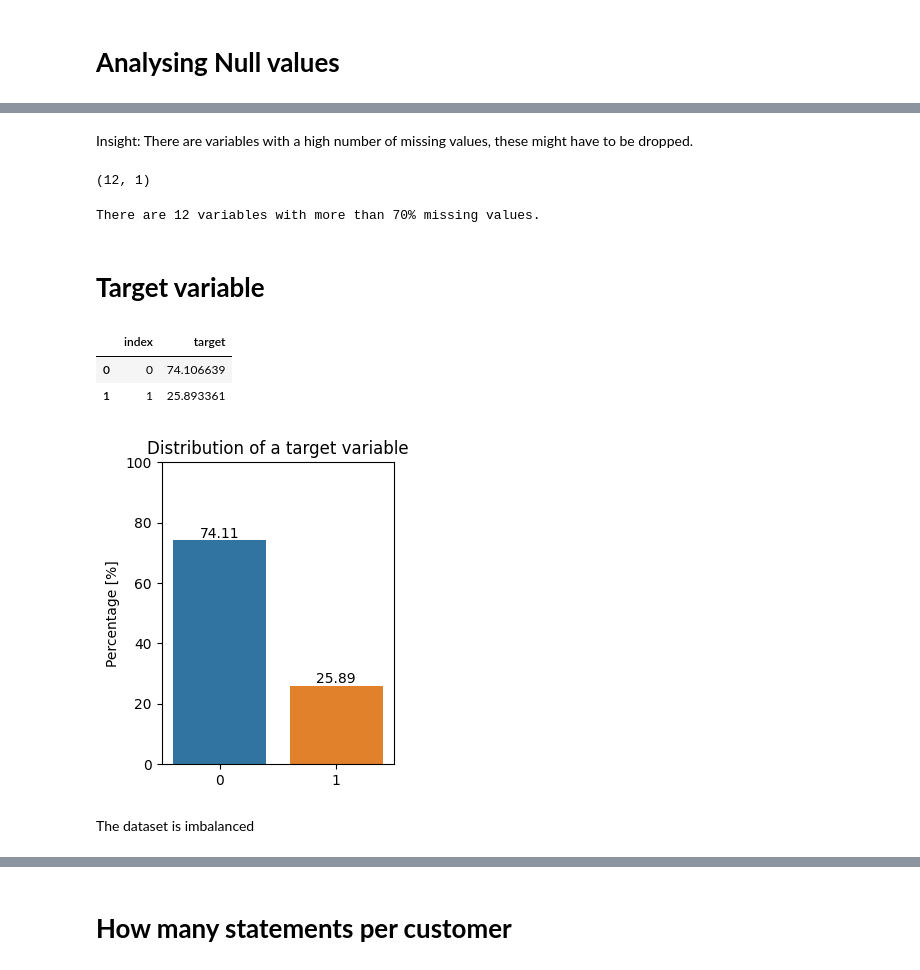
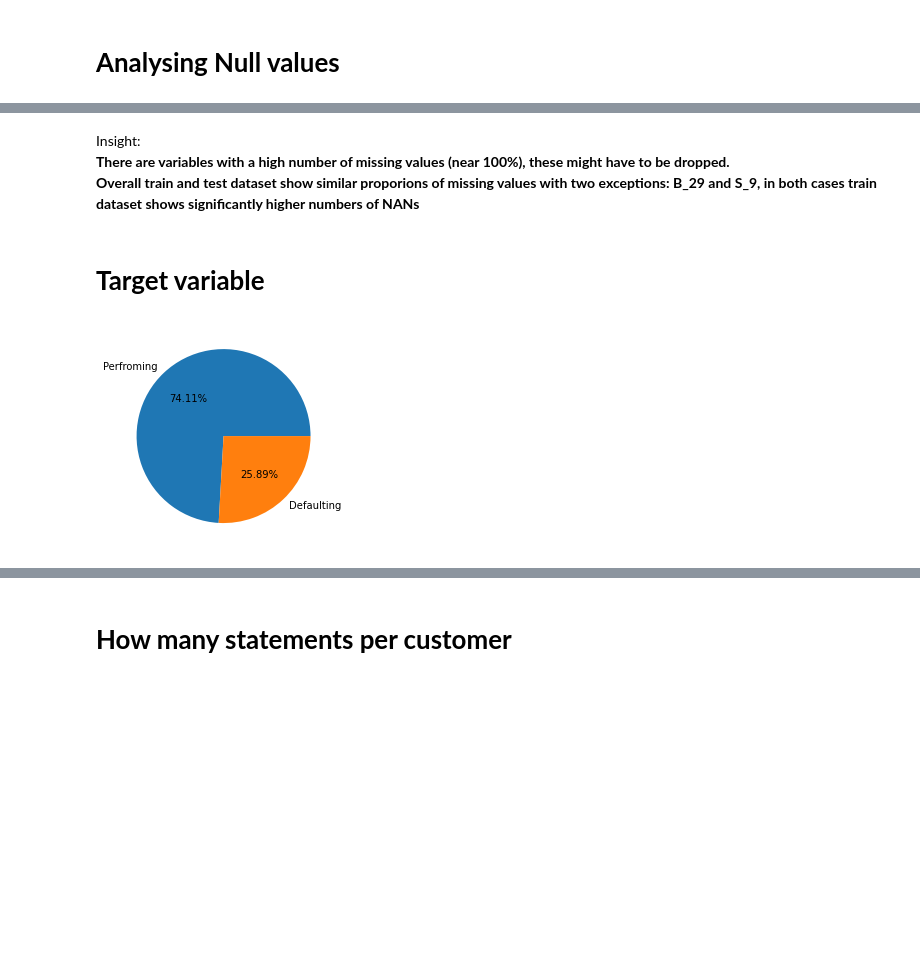
Before and after one commit to pyagoubi/Credit-Default-Prediction, a Jupyter notebook: Amex_EDA.ipynb, the cells around one changed output, grey strips where cells are left out. Cells and saved outputs as stored; diff of their text form; code cells hidden in the pictures; blank space fills up the shorter version.

```diff
--- a/Amex_EDA.ipynb
+++ b/Amex_EDA.ipynb
@@ -100,10 +134,4 @@ display(missing)
 # %% [markdown]
-Insight: There are variables with a high number of missing values, these might have to be dropped.
+Insight:
+**There are variables with a high number of missing values (near 100%), these might have to be dropped.**
+**Overall train and test dataset show similar proporions of missing values with two exceptions: B_29 and S_9, in both cases train dataset shows significantly higher numbers of NANs**
-# %%
-missing[missing['% Missing values']>70].shape
-# %% [output]
-(12, 1)
-# %%
-print('There are 12 variables with more than 70% missing values.')
-# %% [output]
-There are 12 variables with more than 70% missing values.
@@ -110,27 +142,10 @@ There are 12 variables with more than 70% missing values.
 # %% [markdown]
 # <b>Target variable</b>
-# %%
-tmp
-# %% [output]
-|  | index | target |
-| 0 | 0 | 74.106639 |
-| 1 | 1 | 25.893361 |
-# %%
-tmp = pd.DataFrame(data =target['target'].value_counts().div(len(target)).mul(100), columns = ['target']).reset_index()
-
-fig = plt.figure(figsize=(3, 4), dpi=100)
-ax = sns.barplot(x=tmp.index, y=tmp.target)
-#ax.bar_label(ax.containers[0], fmt='%.f%%')
-ax.set_ylim(0, 100)
-plt.title("Distribution of a target variable")
-plt.ylabel("Percentage [%]")
-
-for index, row in tmp.iterrows():
-    ax.text(row.name, row.target + 1, round(row.target, 2),
-            color='black', ha='center')
-
-plt.show()
-# %% [output]
-[figure, removed]
-# %% [markdown]
-The dataset is imbalanced
+# %%
+target_comp=target.target.value_counts(normalize=True)
+target_comp.index = ['Perfroming', 'Defaulting']
+fig, ax = plt.subplots()
+ax.pie(target_comp, autopct='%1.2f%%', labels = target_comp.index)
+plt.show()
+# %% [output]
+[figure, added]
```
Also changed, not shown: parts of 49 cells of this notebook.
